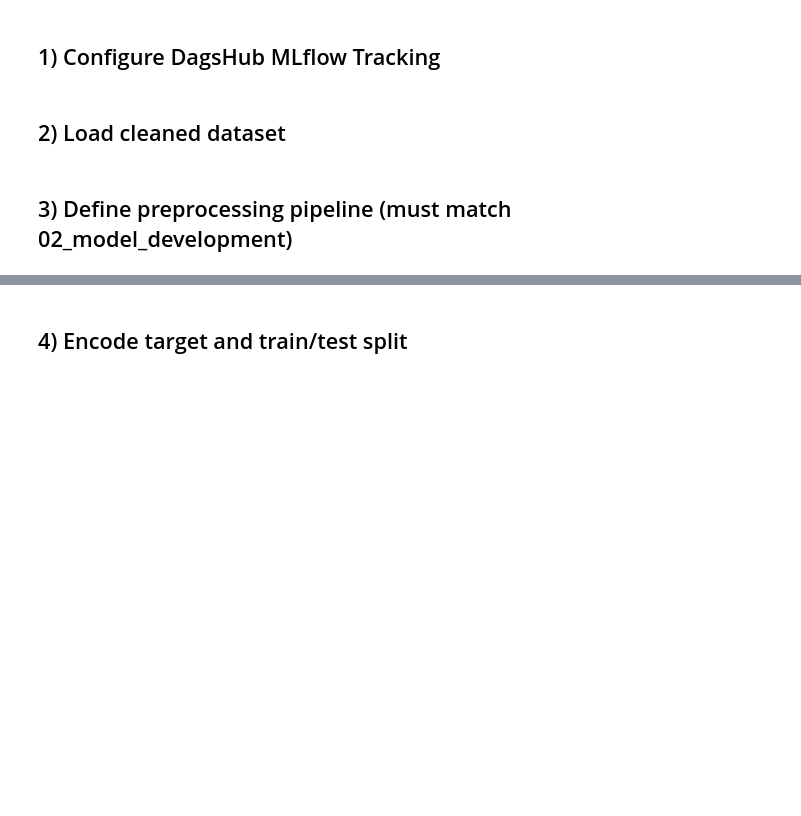
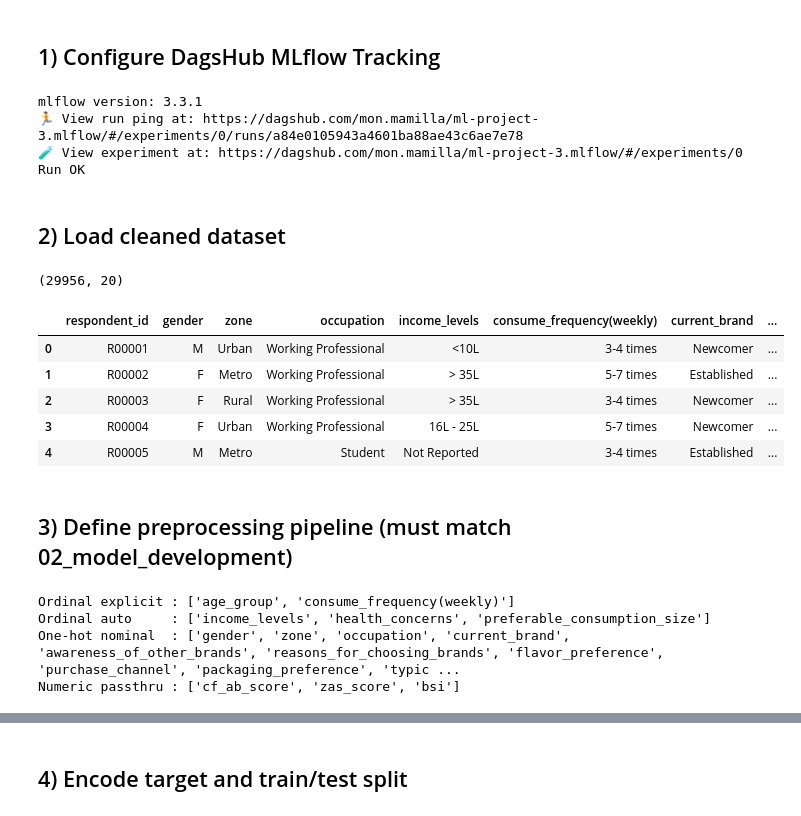
Before and after one commit to Monish-Mamilla/ml-project-3, a Jupyter notebook: notebooks/03_dagshub_tracking.ipynb, the cells around one changed output, grey strips where cells are left out. Cells and saved outputs as stored; diff of their text form; code cells hidden in the pictures; blank space fills up the shorter version.

Commit message:
updated tracking file

```diff
--- a/notebooks/03_dagshub_tracking.ipynb
+++ b/notebooks/03_dagshub_tracking.ipynb
@@ -56,13 +56,36 @@ mlflow.set_tracking_uri(os.environ.get('MLFLOW_TRACKING_URI', ''))
 
 # Optional: name your experiment
 mlflow.set_experiment('price_range_models')
+# %%
+import mlflow
+print("mlflow version:", mlflow.__version__)
+
+mlflow.set_tracking_uri(os.environ["MLFLOW_TRACKING_URI"])
+mlflow.set_experiment("price_range_models")
+
+with mlflow.start_run(run_name="ping"):
+    mlflow.log_metric("ping", 1.0)
+print("Run OK")
+# %% [output]
+mlflow version: 3.3.1
+🏃 View run ping at: https://dagshub.com/mon.mamilla/ml-project-3.mlflow/#/experiments/0/runs/a84e0105943a4601ba88ae43c6ae7e78
+🧪 View experiment at: https://dagshub.com/mon.mamilla/ml-project-3.mlflow/#/experiments/0
+Run OK
 # %% [markdown]
 ## 2) Load cleaned dataset
 # %%
-DATA_PATH = 'data/processed/survey_cleaned.csv'  # updated path
+DATA_PATH = '../data/processed/survey_cleaned.csv'  # updated path
 df = pd.read_csv(DATA_PATH)
 print(df.shape)
 df.head()
+# %% [output]
+(29956, 20)
+|  | respondent_id | gender | zone | occupation | income_levels | consume_frequency(weekly) | current_brand | ... |
+| 0 | R00001 | M | Urban | Working Professional | <10L | 3-4 times | Newcomer | ... |
+| 1 | R00002 | F | Metro | Working Professional | > 35L | 5-7 times | Established | ... |
+| 2 | R00003 | F | Rural | Working Professional | > 35L | 3-4 times | Newcomer | ... |
+| 3 | R00004 | F | Urban | Working Professional | 16L - 25L | 5-7 times | Newcomer | ... |
+| 4 | R00005 | M | Metro | Student | Not Reported | 3-4 times | Established | ... |
 # %% [markdown]
 ## 3) Define preprocessing pipeline (must match 02_model_development)
 # %%
@@ -88,6 +111,11 @@ print('Ordinal explicit :', label_cols_explicit)
 print('Ordinal auto     :', label_cols_auto)
 print('One-hot nominal  :', nominal_cols)
 print('Numeric passthru :', numeric_cols)
+# %% [output]
+Ordinal explicit : ['age_group', 'consume_frequency(weekly)']
+Ordinal auto     : ['income_levels', 'health_concerns', 'preferable_consumption_size']
+One-hot nominal  : ['gender', 'zone', 'occupation', 'current_brand', 'awareness_of_other_brands', 'reasons_for_choosing_brands', 'flavor_preference', 'purchase_channel', 'packaging_preference', 'typic ...
+Numeric passthru : ['cf_ab_score', 'zas_score', 'bsi']
 # %%
 # Ordinal categories (explicit) — adjust if your labels differ
 age_group_order = ["18-25", "26-35", "36-45", "46-55", "56-70", "70+"]
```
Also changed, not shown: parts of 5 cells of this notebook.
